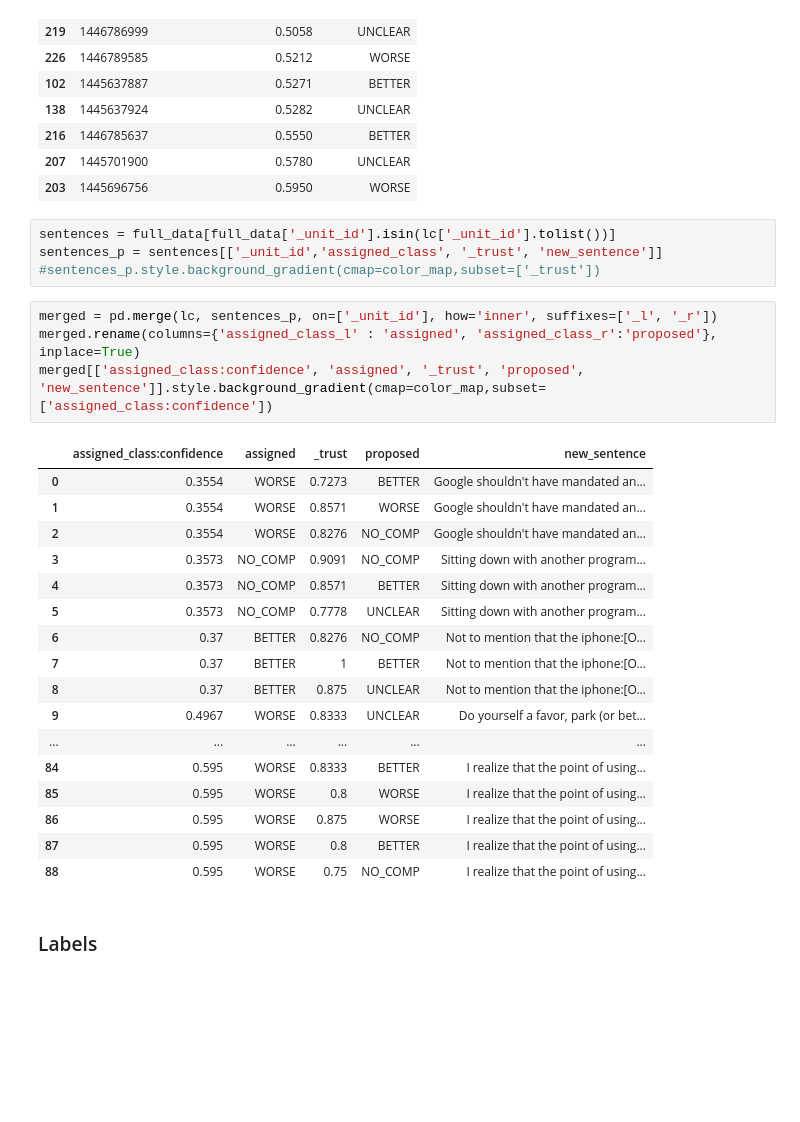
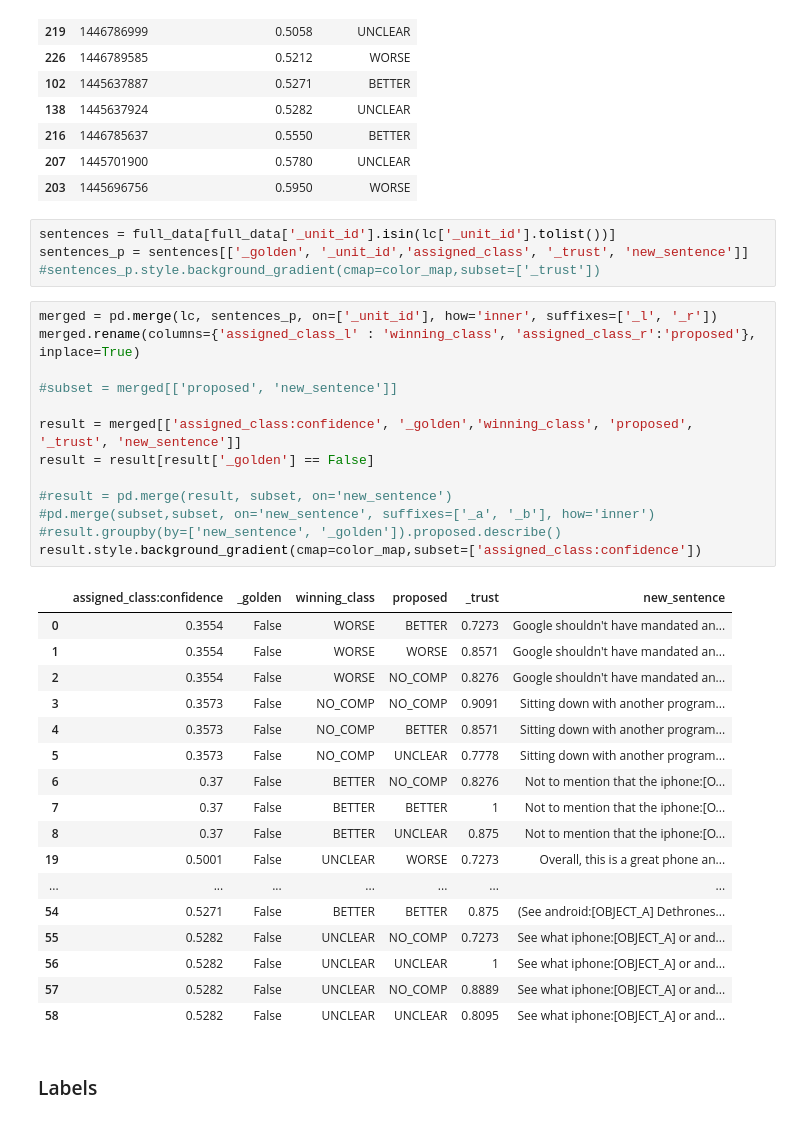
Before and after one commit to uhh-lt/comparative, a Jupyter notebook: 3. Crowdsourcing/3.2 Prestudy/result.ipynb, the cells around one changed output. Drawn from its saved outputs; the diff is of its cells as text; blank space fills up the shorter version.

```diff
--- a/3. Crowdsourcing/3.2 Prestudy/result.ipynb
+++ b/3. Crowdsourcing/3.2 Prestudy/result.ipynb
@@ -93,30 +112,39 @@ Least confident sentences (confidence <= 0.6)
 | 203 | 1445696756 | 0.5950 | WORSE |
 # %%
 sentences = full_data[full_data['_unit_id'].isin(lc['_unit_id'].tolist())]
-sentences_p = sentences[['_unit_id','assigned_class', '_trust', 'new_sentence']]
+sentences_p = sentences[['_golden', '_unit_id','assigned_class', '_trust', 'new_sentence']]
 #sentences_p.style.background_gradient(cmap=color_map,subset=['_trust'])
 # %%
 merged = pd.merge(lc, sentences_p, on=['_unit_id'], how='inner', suffixes=['_l', '_r'])
-merged.rename(columns={'assigned_class_l' : 'assigned', 'assigned_class_r':'proposed'}, inplace=True)
-merged[['assigned_class:confidence', 'assigned', '_trust', 'proposed', 'new_sentence']].style.background_gradient(cmap=color_map,subset=['assigned_class:confidence'])
+merged.rename(columns={'assigned_class_l' : 'winning_class', 'assigned_class_r':'proposed'}, inplace=True)
+
+#subset = merged[['proposed', 'new_sentence']]
+
+result = merged[['assigned_class:confidence', '_golden','winning_class', 'proposed', '_trust', 'new_sentence']]
+result = result[result['_golden'] == False]
+
+#result = pd.merge(result, subset, on='new_sentence')
+#pd.merge(subset,subset, on='new_sentence', suffixes=['_a', '_b'], how='inner')
+#result.groupby(by=['new_sentence', '_golden']).proposed.describe()
+result.style.background_gradient(cmap=color_map,subset=['assigned_class:confidence'])
 # %% [output]
-|  | assigned_class:confidence | assigned | _trust | proposed | new_sentence |
-| 0 | 0.3554 | WORSE | 0.7273 | BETTER | Google shouldn't have mandated an... |
-| 1 | 0.3554 | WORSE | 0.8571 | WORSE | Google shouldn't have mandated an... |
-| 2 | 0.3554 | WORSE | 0.8276 | NO_COMP | Google shouldn't have mandated an... |
-| 3 | 0.3573 | NO_COMP | 0.9091 | NO_COMP | Sitting down with another program... |
-| 4 | 0.3573 | NO_COMP | 0.8571 | BETTER | Sitting down with another program... |
-| 5 | 0.3573 | NO_COMP | 0.7778 | UNCLEAR | Sitting down with another program... |
-| 6 | 0.37 | BETTER | 0.8276 | NO_COMP | Not to mention that the iphone:[O... |
-| 7 | 0.37 | BETTER | 1 | BETTER | Not to mention that the iphone:[O... |
-| 8 | 0.37 | BETTER | 0.875 | UNCLEAR | Not to mention that the iphone:[O... |
-| 9 | 0.4967 | WORSE | 0.8333 | UNCLEAR | Do yourself a favor, park (or bet... |
-| ... | ... | ... | ... | ... | ... |
-| 84 | 0.595 | WORSE | 0.8333 | BETTER | I realize that the point of using... |
-| 85 | 0.595 | WORSE | 0.8 | WORSE | I realize that the point of using... |
-| 86 | 0.595 | WORSE | 0.875 | WORSE | I realize that the point of using... |
-| 87 | 0.595 | WORSE | 0.8 | BETTER | I realize that the point of using... |
-| 88 | 0.595 | WORSE | 0.75 | NO_COMP | I realize that the point of using... |
+|  | assigned_class:confidence | _golden | winning_class | proposed | _trust | new_sentence |
+| 0 | 0.3554 | False | WORSE | BETTER | 0.7273 | Google shouldn't have mandated an... |
+| 1 | 0.3554 | False | WORSE | WORSE | 0.8571 | Google shouldn't have mandated an... |
+| 2 | 0.3554 | False | WORSE | NO_COMP | 0.8276 | Google shouldn't have mandated an... |
+| 3 | 0.3573 | False | NO_COMP | NO_COMP | 0.9091 | Sitting down with another program... |
+| 4 | 0.3573 | False | NO_COMP | BETTER | 0.8571 | Sitting down with another program... |
+| 5 | 0.3573 | False | NO_COMP | UNCLEAR | 0.7778 | Sitting down with another program... |
+| 6 | 0.37 | False | BETTER | NO_COMP | 0.8276 | Not to mention that the iphone:[O... |
+| 7 | 0.37 | False | BETTER | BETTER | 1 | Not to mention that the iphone:[O... |
+| 8 | 0.37 | False | BETTER | UNCLEAR | 0.875 | Not to mention that the iphone:[O... |
+| 19 | 0.5001 | False | UNCLEAR | WORSE | 0.7273 | Overall, this is a great phone an... |
+| ... | ... | ... | ... | ... | ... | ... |
+| 54 | 0.5271 | False | BETTER | BETTER | 0.875 | (See android:[OBJECT_A] Dethrones... |
+| 55 | 0.5282 | False | UNCLEAR | NO_COMP | 0.7273 | See what iphone:[OBJECT_A] or and... |
+| 56 | 0.5282 | False | UNCLEAR | UNCLEAR | 1 | See what iphone:[OBJECT_A] or and... |
+| 57 | 0.5282 | False | UNCLEAR | NO_COMP | 0.8889 | See what iphone:[OBJECT_A] or and... |
+| 58 | 0.5282 | False | UNCLEAR | UNCLEAR | 0.8095 | See what iphone:[OBJECT_A] or and... |
 # %% [markdown]
 ### Labels
 # %% [markdown]
```
Also changed, not shown: parts of 1 cell of this notebook, 1 other file.
